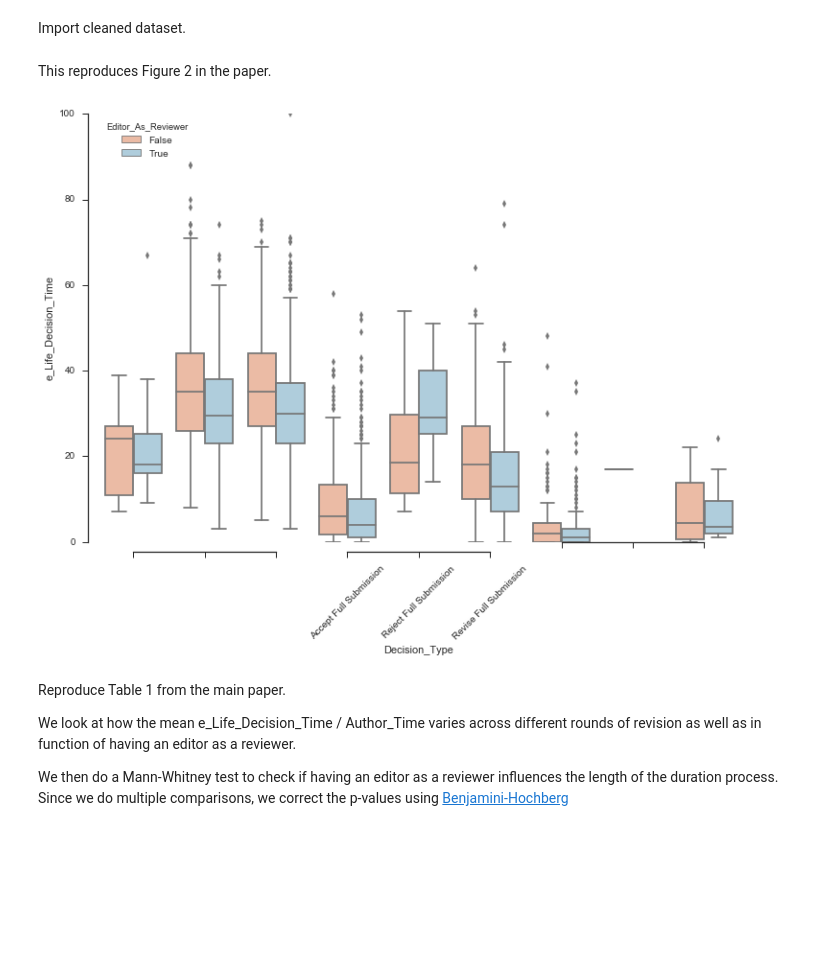
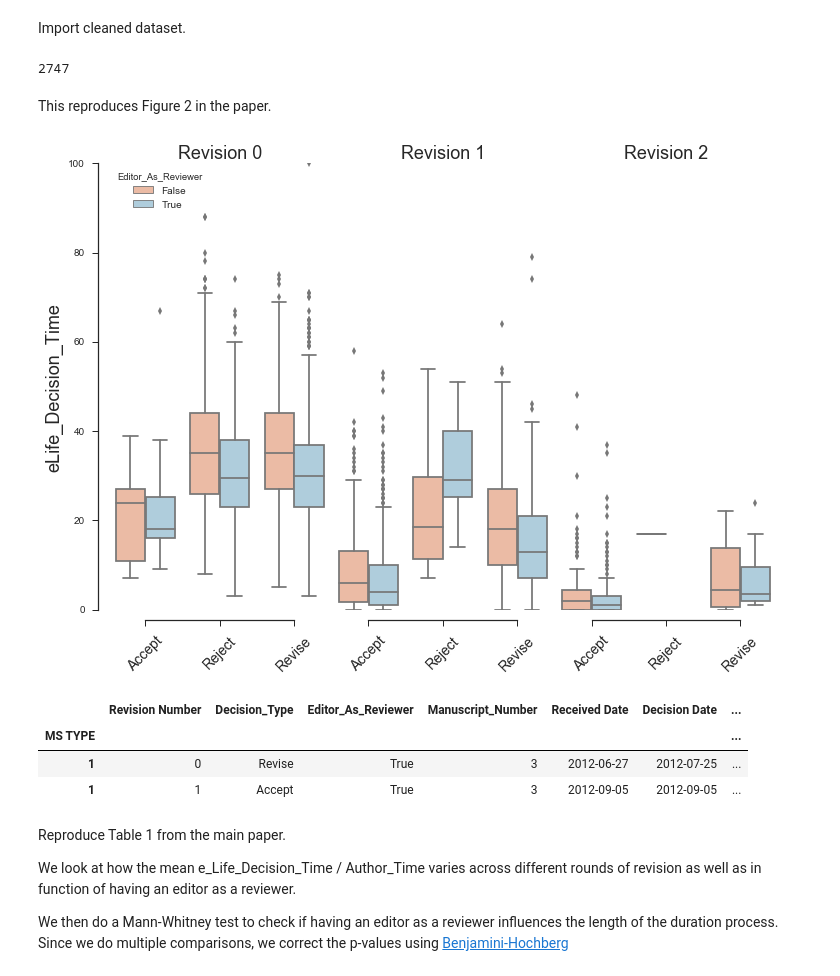
Before and after one commit to CsikaszNagyLab/eLife_Editorial_Process, a Jupyter notebook: Statistical_Analysis_Full_Dataset.ipynb, the cells around one changed output. Drawn from its saved outputs; the diff is of its cells as text; code cells hidden in the pictures; blank space fills up the shorter version.

```diff
--- a/Statistical_Analysis_Full_Dataset.ipynb
+++ b/Statistical_Analysis_Full_Dataset.ipynb
@@ -31,52 +16,71 @@ output_notebook()
 Import cleaned dataset.
 # %%
 data_dir = os.path.join(os.getcwd(), 'Data')
+output_dir = os.path.join(os.getcwd(), 'Figures')
 
 post_peer_review = pd.read_csv(os.path.join(data_dir, 'Peer_Reviewed_Papers_Updated.csv'),
                                index_col=[0, 1], parse_dates=[6, 7])
 
 # Turn this into a category to save memory.
 post_peer_review['Decision_Type'] = post_peer_review['Decision_Type'].astype('category')
+post_peer_review['Decision_Type'].cat.rename_categories(['Accept', 'Reject', 'Revise'],
+                                                        inplace=True)
+# %%
+len(np.unique(post_peer_review.index.get_level_values(0)))
+# %% [output]
+2747
 # %% [markdown]
 This reproduces Figure 2 in the paper.
 # %%
-fig = plt.figure(figsize=(12, 8), dpi=250)
+def tweak_xaxis_labels(ax):
+    for tick in ax.get_xticklabels():
+        tick.set_fontsize(14)
+        tick.set_rotation(45)
+    ax.set_xlabel('')
+
+
+fig1 = plt.figure(figsize=(12, 8), dpi=250)
 sns.set(style="ticks")
 
+# We do a separate boxplot per each round of revision.
 for n_revision in range(3):
-    ax = fig.add_subplot(1, 3, n_revision+1)
+    ax = fig1.add_subplot(1, 3, n_revision+1)
     subset = post_peer_review[post_peer_review['Revision Number'] == n_revision]
-
-
     sns.boxplot(x='Decision_Type', y="e_Life_Decision_Time", hue="Editor_As_Reviewer",
                 data=subset, palette="RdBu", ax=ax)
     ax.set_ylim(0, 100)
+    ax.set_title('Revision {}'.format(n_revision), fontsize=18)
 
     # Format the x and y axis across subplots to make the plot look pretty.
     if n_revision == 0:
         sns.despine(ax=ax, offset=10, trim=True)
-        ax.set_xticklabels([])
-        ax.set_xlabel('')
-
+        tweak_xaxis_labels(ax)
+        ax.set_ylabel('eLife_Decision_Time', fontsize=18)
 
     if n_revision == 1:
         sns.despine(ax=ax, left=True, offset=10, trim=True)
-        ax.yaxis.set_visible(False)
-        for tick in ax.get_xticklabels():
-            tick.set_rotation(45)
-        ax.legend_.remove()
-
-            # keep y-axis
-    if n_revision == 2:
-        sns.despine(ax=ax, left=True, trim=True)
-        ax.set_xlabel('')
-        ax.set_xticklabels([])
+        tweak_xaxis_labels(ax)
         ax.yaxis.set_visible(False)
         ax.legend_.remove()
 
-fig.subplots_adjust(wspace=0)
+    if n_revision == 2:
+        sns.despine(ax=ax, left=True, offset=10, trim=True)
+        tweak_xaxis_labels(ax)
+        ax.yaxis.set_visible(False)
+        ax.legend_.remove()
+
+fig1.subplots_adjust(wspace=0)
+fig1.savefig(os.path.join(output_dir, 'Figure_1.png'),
+             dpi=250, bbox_inches='tight')
 # %% [output]
-[figure, old version]
+[figure, new version]
+# %%
+post_peer_review.ix[3]
+# %% [output]
+|  | Revision Number | Decision_Type | Editor_As_Reviewer | Manuscript_Number | Received Date | Decision Date | ... |
+| MS TYPE |  |  |  |  |  |  | ... |
+| 1 | 0 | Revise | True | 3 | 2012-06-27 | 2012-07-25 | ... |
+| 1 | 1 | Accept | True | 3 | 2012-09-05 | 2012-09-05 | ... |
 # %% [markdown]
 Reproduce Table 1 from the main paper.
 
```
Also changed, not shown: parts of 30 cells of this notebook, 8 other files.
